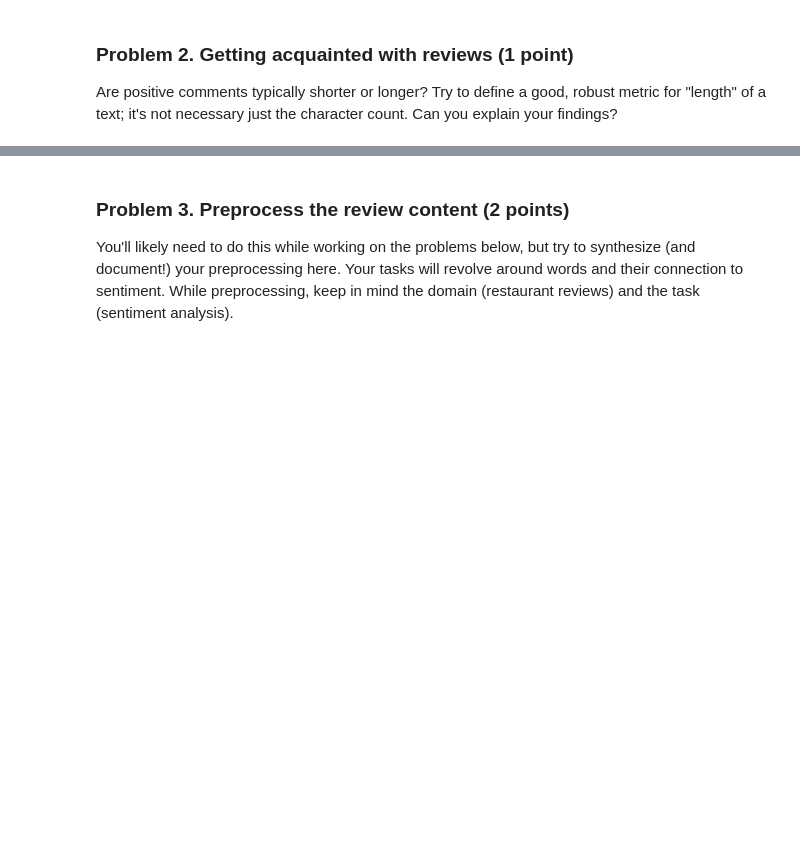
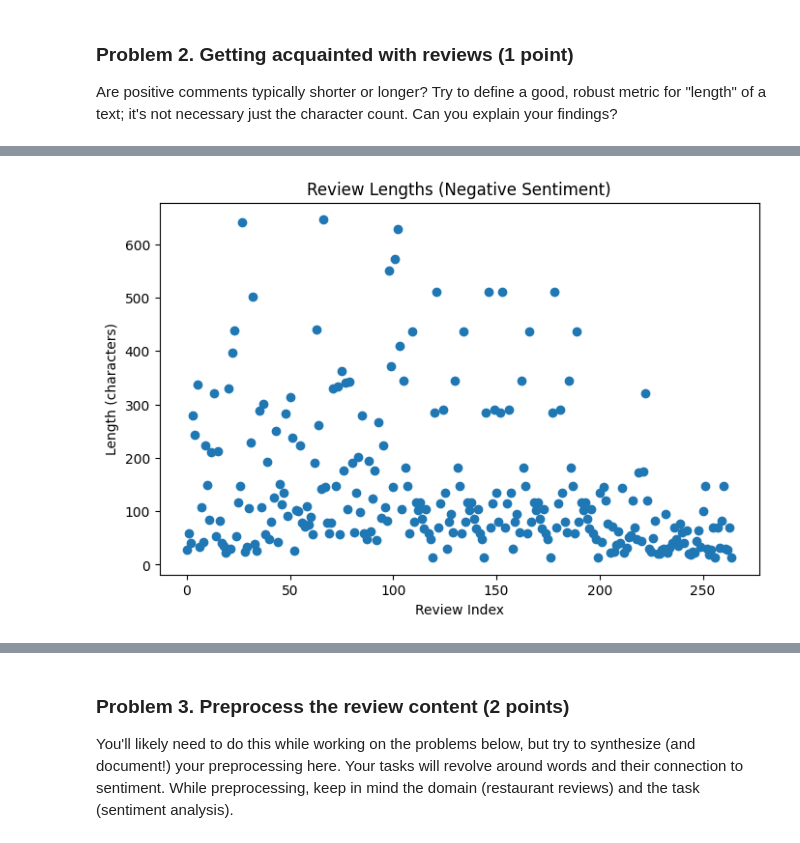
Before and after one commit to plamensve/Data_Science_Upskill_Softuni, a Jupyter notebook: 07_working_with_text/Working with Text Lab.ipynb, the cells around one changed output, grey strips where cells are left out. Drawn from its saved outputs; the diff is of its cells as text; code cells hidden in the pictures; blank space fills up the shorter version.

```diff
--- a/07_working_with_text/Working with Text Lab.ipynb
+++ b/07_working_with_text/Working with Text Lab.ipynb
@@ -104,0 +210,11 @@ Are positive comments typically shorter or longer? Try to define a good, robust
+# %%
+length_of_reviews = [len(r.split()) for r in reviews_with_negative_sentiment]
+
+plt.figure(figsize=(8, 5))
+plt.scatter(range(len(length_of_reviews)), length_of_reviews)
+plt.title('Review Lengths (Negative Sentiment)')
+plt.xlabel('Review Index')
+plt.ylabel('Length (characters)')
+plt.show()
+# %% [output]
+[figure, added]
```
Also changed, not shown: parts of 35 cells of this notebook.
